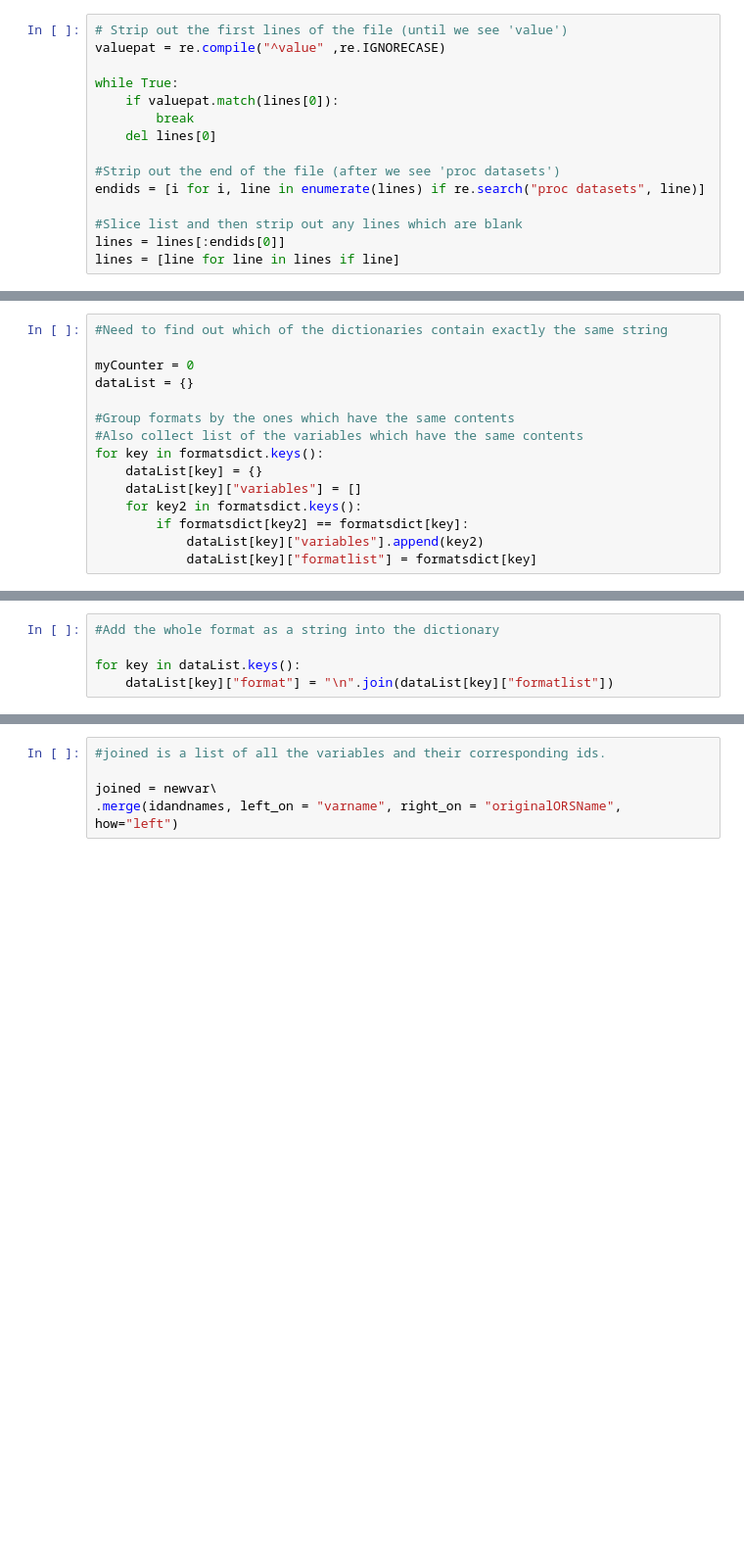
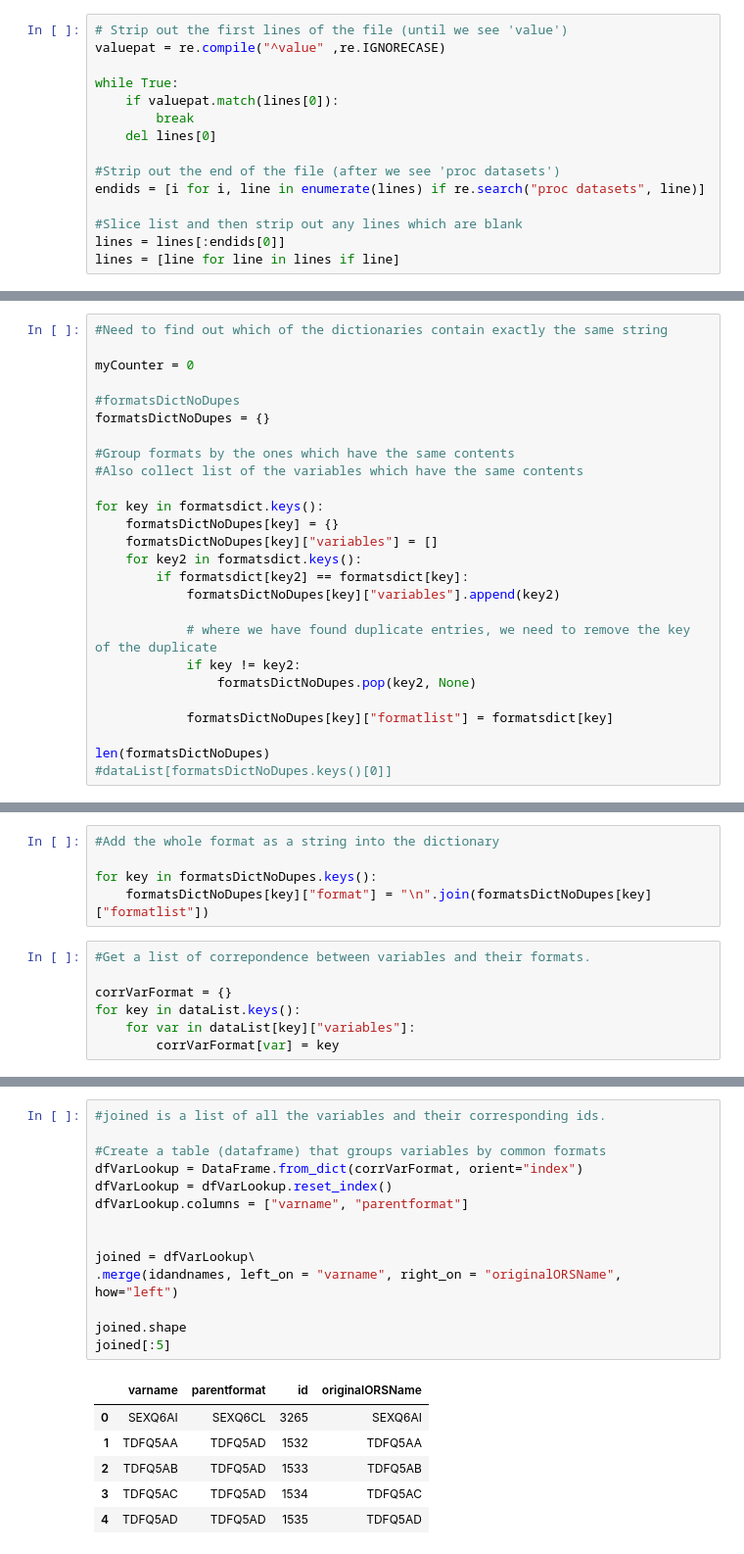
Before and after one commit to RobinL/updatemetadatabase, a Jupyter notebook: Update formats.ipynb, the cells around one changed output, grey strips where cells are left out. Shown at 98% size. Drawn from its saved outputs; the diff is of its cells as text; blank space fills up the shorter version.

```diff
--- a/Update formats.ipynb
+++ b/Update formats.ipynb
@@ -62,14 +65,25 @@ for line in lines:
 #Need to find out which of the dictionaries contain exactly the same string
 
 myCounter = 0
-dataList = {}
+
+#formatsDictNoDupes
+formatsDictNoDupes = {}
 
 #Group formats by the ones which have the same contents
 #Also collect list of the variables which have the same contents
+
 for key in formatsdict.keys():
-    dataList[key] = {}
-    dataList[key]["variables"] = []
+    formatsDictNoDupes[key] = {}
+    formatsDictNoDupes[key]["variables"] = []
     for key2 in formatsdict.keys():
         if formatsdict[key2] == formatsdict[key]:
-            dataList[key]["variables"].append(key2)
-            dataList[key]["formatlist"] = formatsdict[key]
+            formatsDictNoDupes[key]["variables"].append(key2)
+
+            # where we have found duplicate entries, we need to remove the key of the duplicate
+            if key != key2:
+                formatsDictNoDupes.pop(key2, None)
+
+            formatsDictNoDupes[key]["formatlist"] = formatsdict[key]
+
+len(formatsDictNoDupes)
+#dataList[formatsDictNoDupes.keys()[0]]
@@ -76,6 +92,13 @@ for key in formatsdict.keys():
 # %%
 #Add the whole format as a string into the dictionary
 
-for key in dataList.keys():
-    dataList[key]["format"] = "\n".join(dataList[key]["formatlist"])
+for key in formatsDictNoDupes.keys():
+    formatsDictNoDupes[key]["format"] = "\n".join(formatsDictNoDupes[key]["formatlist"])
+# %%
+#Get a list of correpondence between variables and their formats.
+
+corrVarFormat = {}
+for key in dataList.keys():
+    for var in dataList[key]["variables"]:
+        corrVarFormat[var] = key
 # %%
@@ -108,8 +126,24 @@ newvar = DataFrame({"varname": formatsdict.keys()})
 # %%
 #joined is a list of all the variables and their corresponding ids.
 
-joined = newvar\
+#Create a table (dataframe) that groups variables by common formats
+dfVarLookup = DataFrame.from_dict(corrVarFormat, orient="index")
+dfVarLookup = dfVarLookup.reset_index()
+dfVarLookup.columns = ["varname", "parentformat"]
+
+
+joined = dfVarLookup\
 .merge(idandnames, left_on = "varname", right_on = "originalORSName", how="left")
+
+joined.shape
+joined[:5]
+# %% [output]
+|  | varname | parentformat | id | originalORSName |
+| 0 | SEXQ6AI | SEXQ6CL | 3265 | SEXQ6AI |
+| 1 | TDFQ5AA | TDFQ5AD | 1532 | TDFQ5AA |
+| 2 | TDFQ5AB | TDFQ5AD | 1533 | TDFQ5AB |
+| 3 | TDFQ5AC | TDFQ5AD | 1534 | TDFQ5AC |
+| 4 | TDFQ5AD | TDFQ5AD | 1535 | TDFQ5AD |
 # %%
 #Need to check whether we have any new variables - that is variables for which we have a format, but aren't yet in the meta database.
 
```
Also changed, not shown: parts of 16 cells of this notebook, 1 other file.
